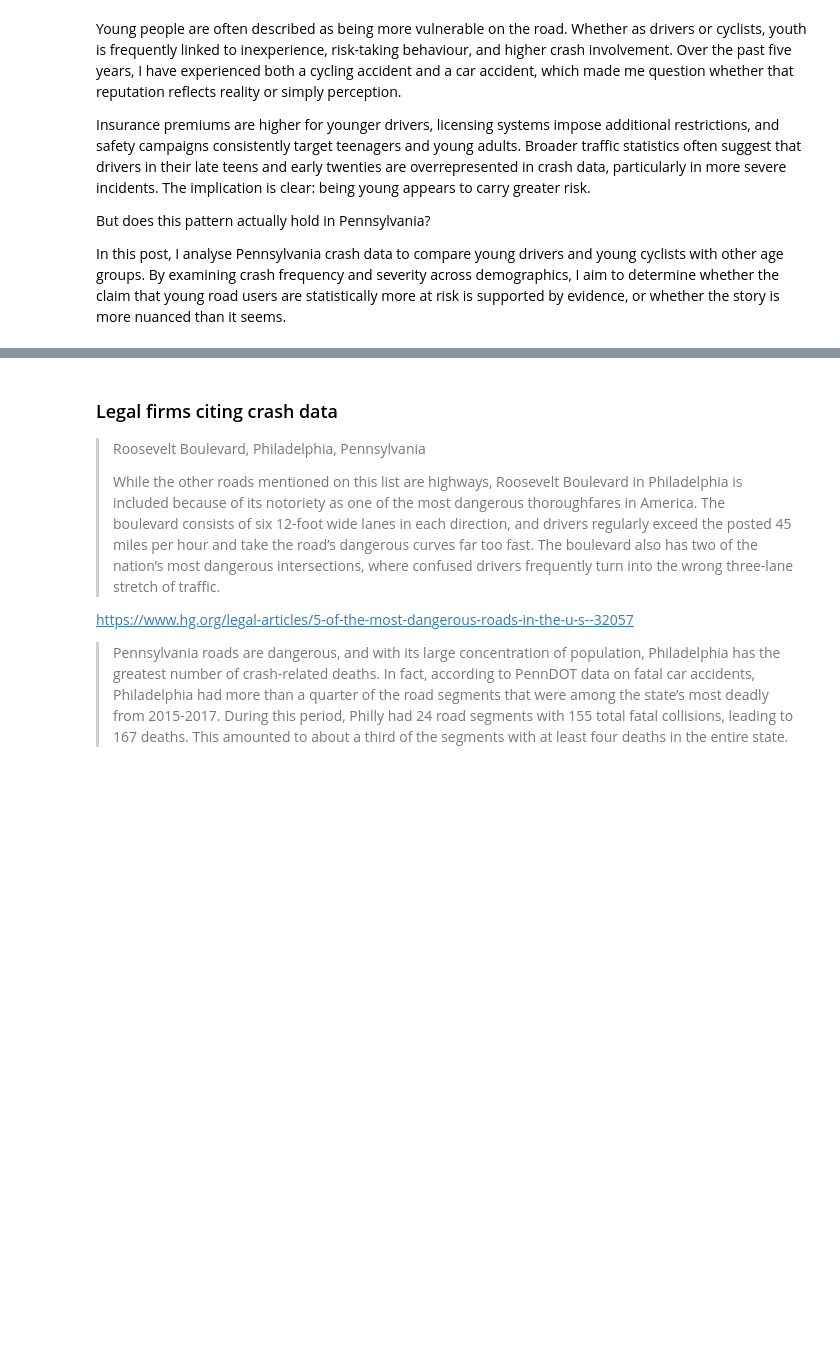
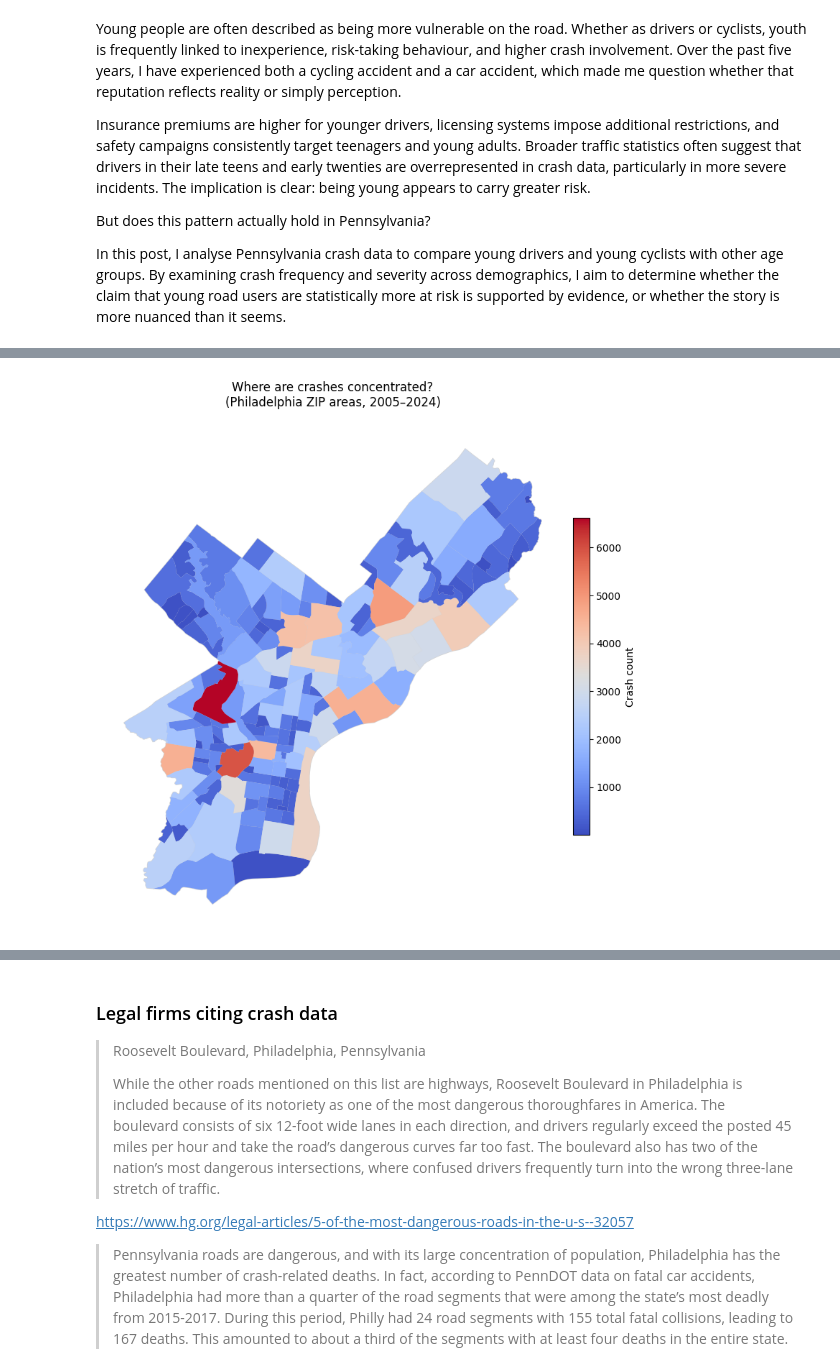
Before and after one commit to dpark2380/comm3180_S26_Blog, a Jupyter notebook: posts/blog_04_crash/DOW4_crash.ipynb, the cells around one changed output, grey strips where cells are left out. Drawn from its saved outputs; the diff is of its cells as text; code cells hidden in the pictures; blank space fills up the shorter version.

```diff
--- a/posts/blog_04_crash/DOW4_crash.ipynb
+++ b/posts/blog_04_crash/DOW4_crash.ipynb
@@ -40,0 +59,28 @@ NameError: name 'Point' is not defined
+# %%
+# spatial join: crashes -> zip polygons
+zjoin = gpd.sjoin(philly_zip, phil_crashes_gdf, how='left', predicate='contains')
+
+# dissolve by zip and count CRN values
+zip_counts = zjoin.dissolve(by='listname', aggfunc={'CRN': 'count'})
+
+# rename to a friendly column name
+zip_counts = zip_counts.rename(columns={'CRN': 'crash_count'})
+
+fig, ax = plt.subplots(figsize=(8,8))
+
+philly_zip.plot(ax=ax, color='white', edgecolor='lightgray')
+
+zip_counts.plot(
+    ax=ax,
+    column='crash_count',
+    cmap='coolwarm',   # blue low -> red high
+    legend=True,
+    legend_kwds={'shrink': 0.6, 'label': 'Crash count', 'pad': 0.02}
+)
+
+ax.set_title("Where are crashes concentrated?\n(Philadelphia ZIP areas, 2005–2024)", pad=20)
+ax.axis('off')
+plt.tight_layout()
+plt.show()
+# %% [output]
+[figure, added]
```
Also changed, not shown: parts of 27 cells of this notebook, 6 other files.
